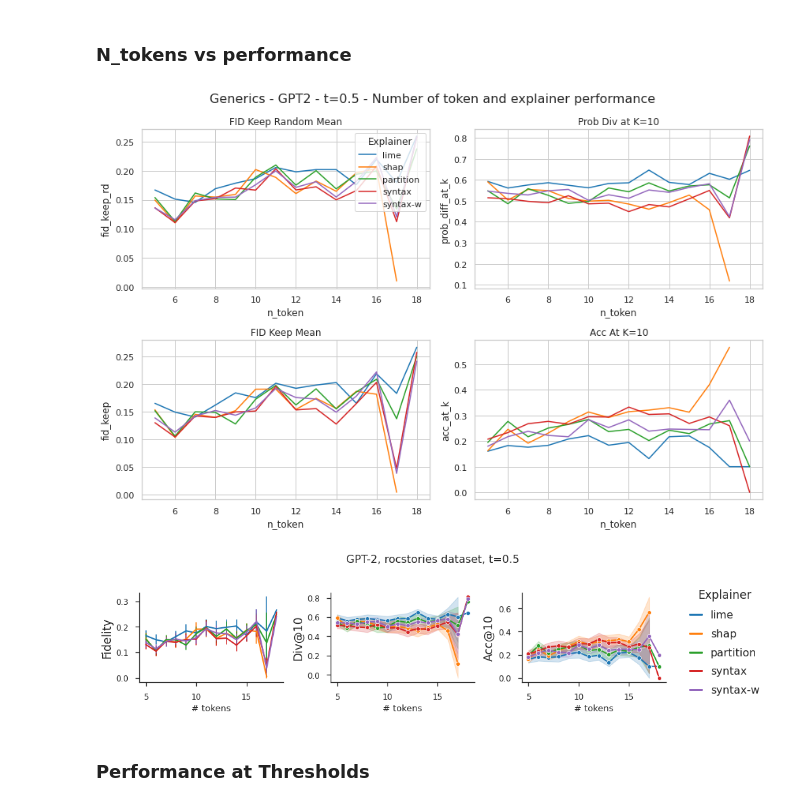
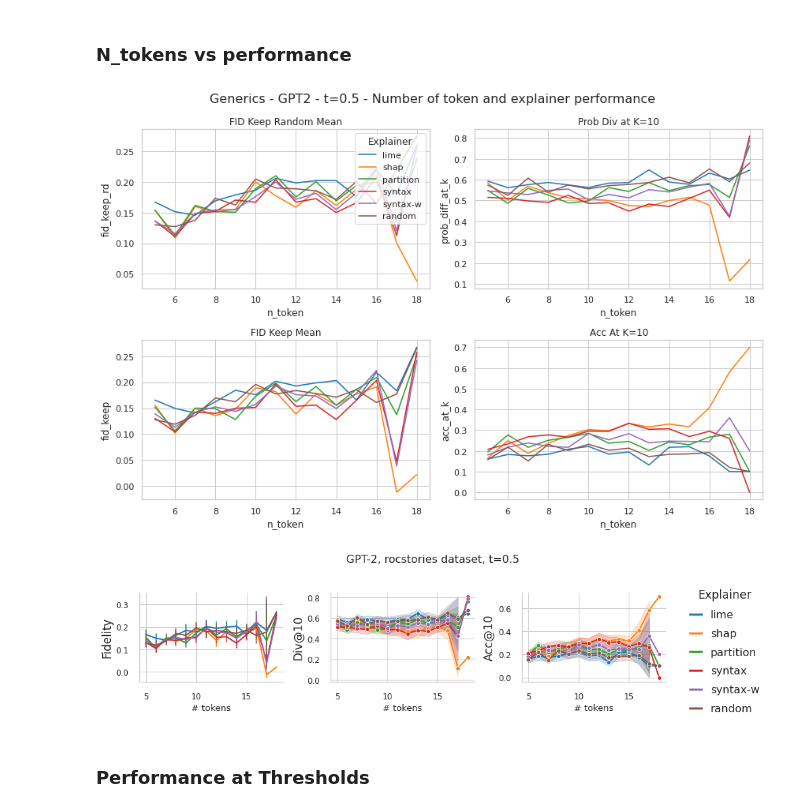
Before and after one commit to k-amara/syntax-shap, a Jupyter notebook: notebooks/Scores_Visualization_GPT2.ipynb, the cells around one changed output. Cells and saved outputs as stored; diff of their text form; code cells hidden in the pictures.

```diff
--- a/notebooks/Scores_Visualization_GPT2.ipynb
+++ b/notebooks/Scores_Visualization_GPT2.ipynb
@@ -50,22 +49,23 @@ for root, dirs, files in os.walk(folder_path):
             algorithm = parts[-2]
             seed = parts[-1].split('.pkl')[0]  # Removes the file extension
 
-            # Construct the full file path
-            file_path = os.path.join(folder_path, file)
+            if eval(seed) == seed_:
+                # Construct the full file path
+                file_path = os.path.join(folder_path, file)
 
-            # Read the pickle file
-            with open(full_path, 'rb') as file:
-                data = pickle.load(file)
+                # Read the pickle file
+                with open(full_path, 'rb') as file:
+                    data = pickle.load(file)
 
-            # Assuming the content is a dictionary, create a DataFrame
-            df = pd.DataFrame(data)
-            # Add the extracted details as new columns
-            df['algorithm'] = algorithm
-            df['n_token'] = df['input'].str.split().apply(len)
-            df['explanation'] = df['explanation'].apply(lambda x: x.reshape(-1))
+                # Assuming the content is a dictionary, create a DataFrame
+                df = pd.DataFrame(data)
+                # Add the extracted details as new columns
+                df['algorithm'] = algorithm
+                df['n_token'] = df['input'].str.split().apply(len)
+                df['explanation'] = df['explanation'].apply(lambda x: x.reshape(-1))
 
-            # Append to the list of dataframes
-            df_list.append(df)
+                # Append to the list of dataframes
+                df_list.append(df)
 
 # Concatenate all dataframes in the list
 df_explanation = pd.concat(df_list, ignore_index=True)
@@ -127,7 +127,7 @@ for root, dirs, files in os.walk(folder_path):
             seed = parts[-2]
             threshold = parts[-1].split('.pkl')[0]  # Removes the file extension
 
-            if eval(threshold) == threshold_:
+            if (eval(threshold) == threshold_) and (eval(seed) == seed_):
                 # Construct the full file path
                 file_path = os.path.join(folder_path, file)
 
@@ -192,7 +192,7 @@ sample_with_y.to_csv(f"/cluster/home/kamara/syntax-shap/results/samples_{model_n
 df = df_final_single_threshold.groupby(['algorithm', 'n_token']).mean().reset_index()
 
 # Define the order of algorithms and a colormap
-algo_order = ["lime", "shap", "partition", "syntax", "syntax-w"]
+algo_order = ["lime", "shap", "partition", "syntax", "syntax-w", "random"]
 palette = sns.color_palette("tab10", len(algo_order))
 
 # Ensure 'algorithm' column is categorical and ordered
@@ -201,34 +201,34 @@ df['algorithm'] = pd.Categorical(df['algorithm'], categories=algo_order, ordered
 # Plotting with Seaborn
 sns.set(style="whitegrid")
 
 fig, axes = plt.subplots(2, 2, figsize=(12, 8))
 
 # Creating a lineplot for each score
 sns.lineplot(x='n_token', y='fid_keep_rd', hue='algorithm', data=df, ax=axes[0, 0], palette=palette)
 axes[0, 0].set_title('FID Keep Random Mean')
 
 sns.lineplot(x='n_token', y='fid_keep', hue='algorithm', data=df, ax=axes[1, 0], palette=palette)
 axes[1, 0].set_title('FID Keep Mean')
 
 sns.lineplot(x='n_token', y='prob_diff_at_k', hue='algorithm', data=df, ax=axes[0, 1], palette=palette)
 axes[0, 1].set_title('Prob Div at K=10')
 
 sns.lineplot(x='n_token', y='acc_at_k', hue='algorithm', data=df, ax=axes[1, 1], palette=palette)
 axes[1, 1].set_title('Acc At K=10')
 
 # Remove legends from all but one plot
 for ax in axes.flat:
     ax.legend().remove()
 
 # Add the legend back to the first subplot
 axes[0, 0].legend(title='Explainer', loc='upper right')
 
 fig.suptitle('Generics - GPT2 - t=0.5 - Number of token and explainer performance', fontsize=16)
 
 plt.tight_layout()
 plt.show()
 # %% [output]
-[figure, old version]
+[figure, new version]
 # %%
 import pandas as pd
 import seaborn as sns
@@ -239,7 +239,7 @@ import matplotlib.pyplot as plt
 df = df_final_single_threshold#.groupby(['algorithm']).reset_index()#.mean().reset_index()
 
 # Define the order of algorithms and a colormap
-algo_order = ["lime", "shap", "partition", "syntax", "syntax-w"]
+algo_order = ["lime", "shap", "partition", "syntax", "syntax-w", "random"]
 palette = sns.color_palette("tab10", len(algo_order))
 
 # Ensure 'algorithm' column is categorical and ordered
@@ -291,7 +291,7 @@ plt.show()
 
 fig.savefig(f"/cluster/home/kamara/syntax-shap/figures/{model_name}/{dataset}/n_token_vs_perf_{model_name}_{dataset}.pdf", bbox_inches='tight', dpi=600)
 # %% [output]
-[figure, old version]
+[figure, new version]
 # %% [markdown]
 ### Performance at Thresholds
 # %%
```
Also changed, not shown: parts of 7 cells of this notebook, 6 other files.
